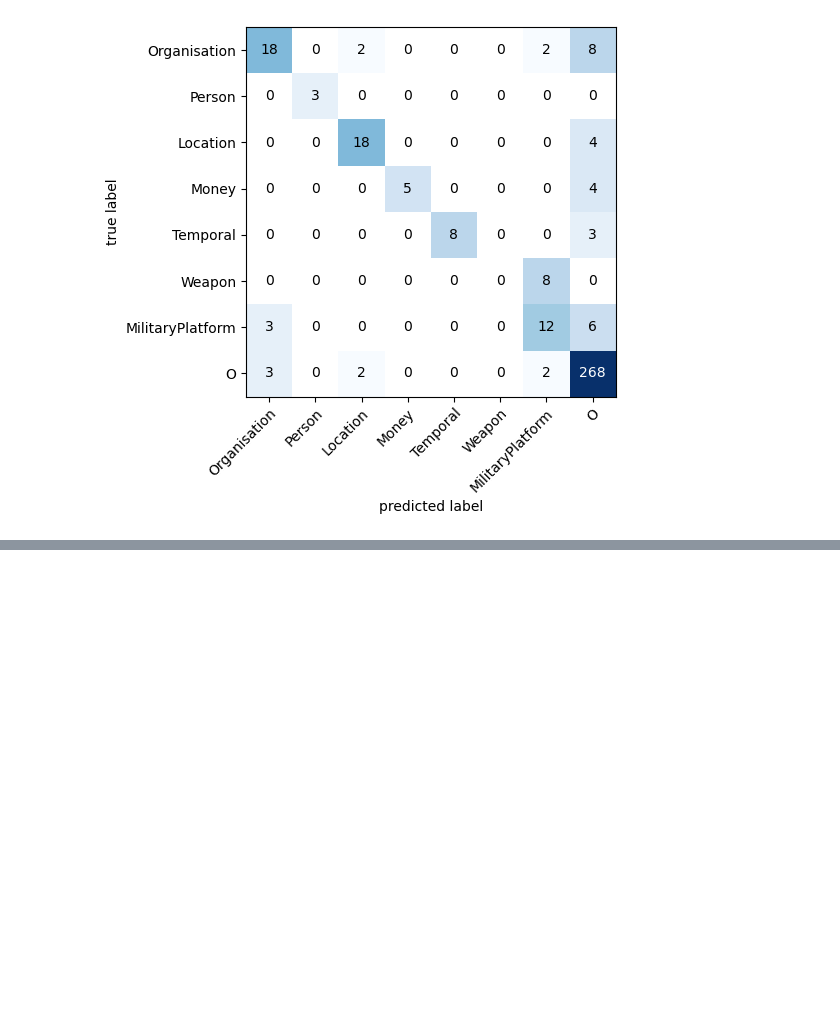
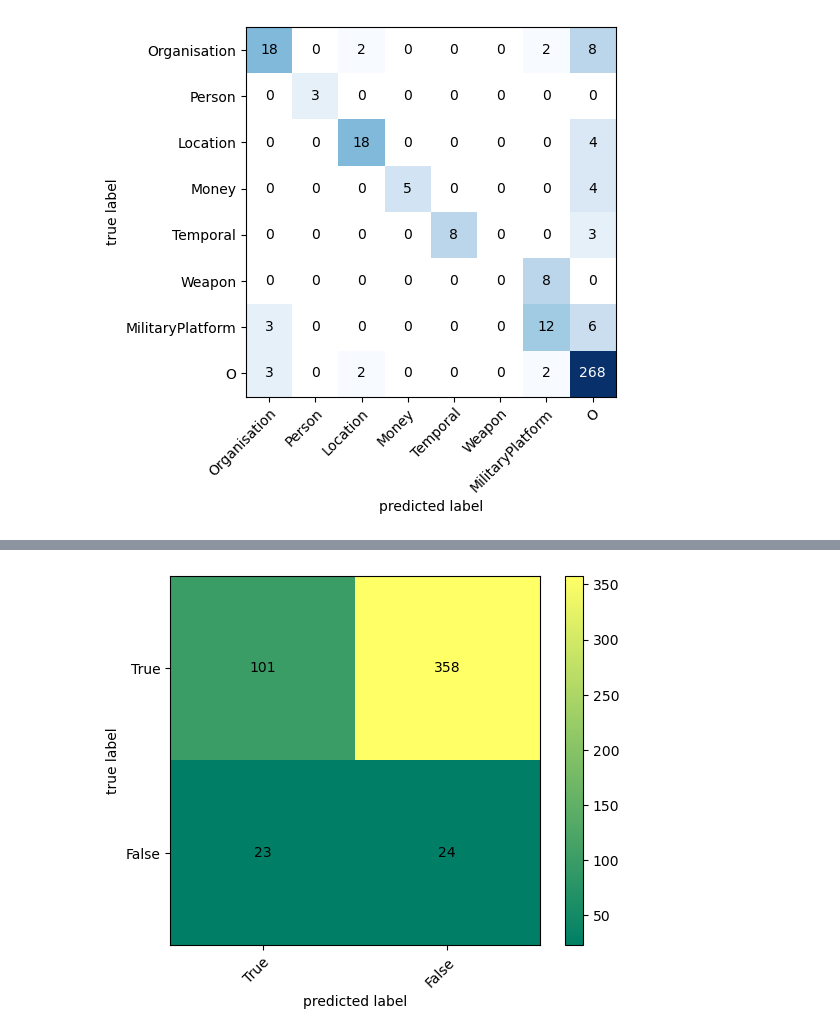
Before and after one commit to LasseAskholm/BachelorST, a Jupyter notebook: src/lillevalidation/validation.ipynb, the cells around one changed output, grey strips where cells are left out. Drawn from its saved outputs; the diff is of its cells as text; code cells hidden in the pictures; blank space fills up the shorter version.

```diff
--- a/src/lillevalidation/validation.ipynb
+++ b/src/lillevalidation/validation.ipynb
@@ -57,0 +72,14 @@ fig, ax = plot_confusion_matrix(
+# %%
+metrics_matrix = calc_metrics(confusion_matrix_ukraine, len(ukraine_truth_vector))
+classes = ["True","False"]
+
+fig1, ax1 = plot_confusion_matrix(
+    conf_mat=metrics_matrix,
+    class_names=classes,
+    cmap= 'summer',
+    colorbar=True,
+    fontcolor_threshold=1,
+    hide_spines = True
+)
+# %% [output]
+[figure, added]
```
Also changed, not shown: parts of 4 cells of this notebook, 6 other files.
